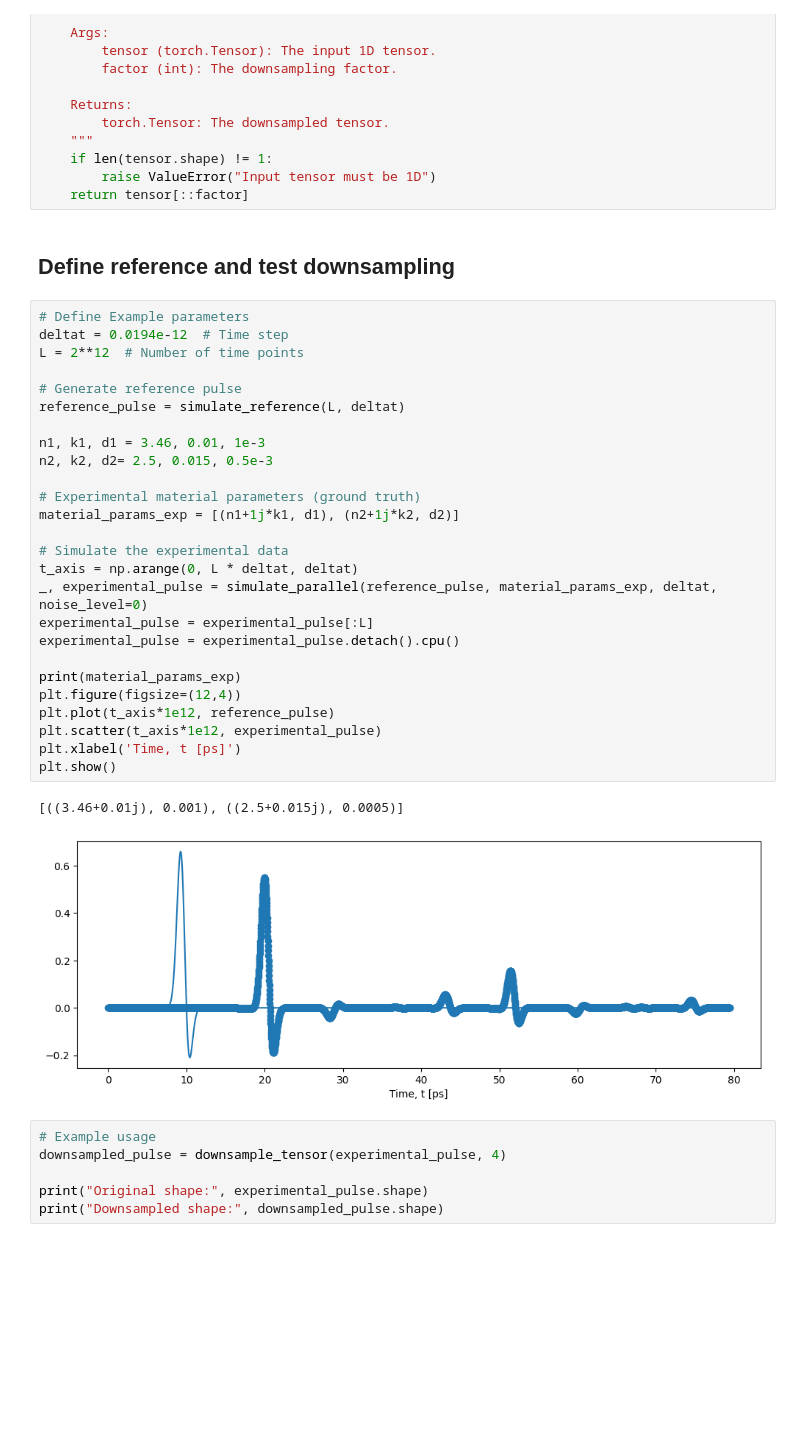
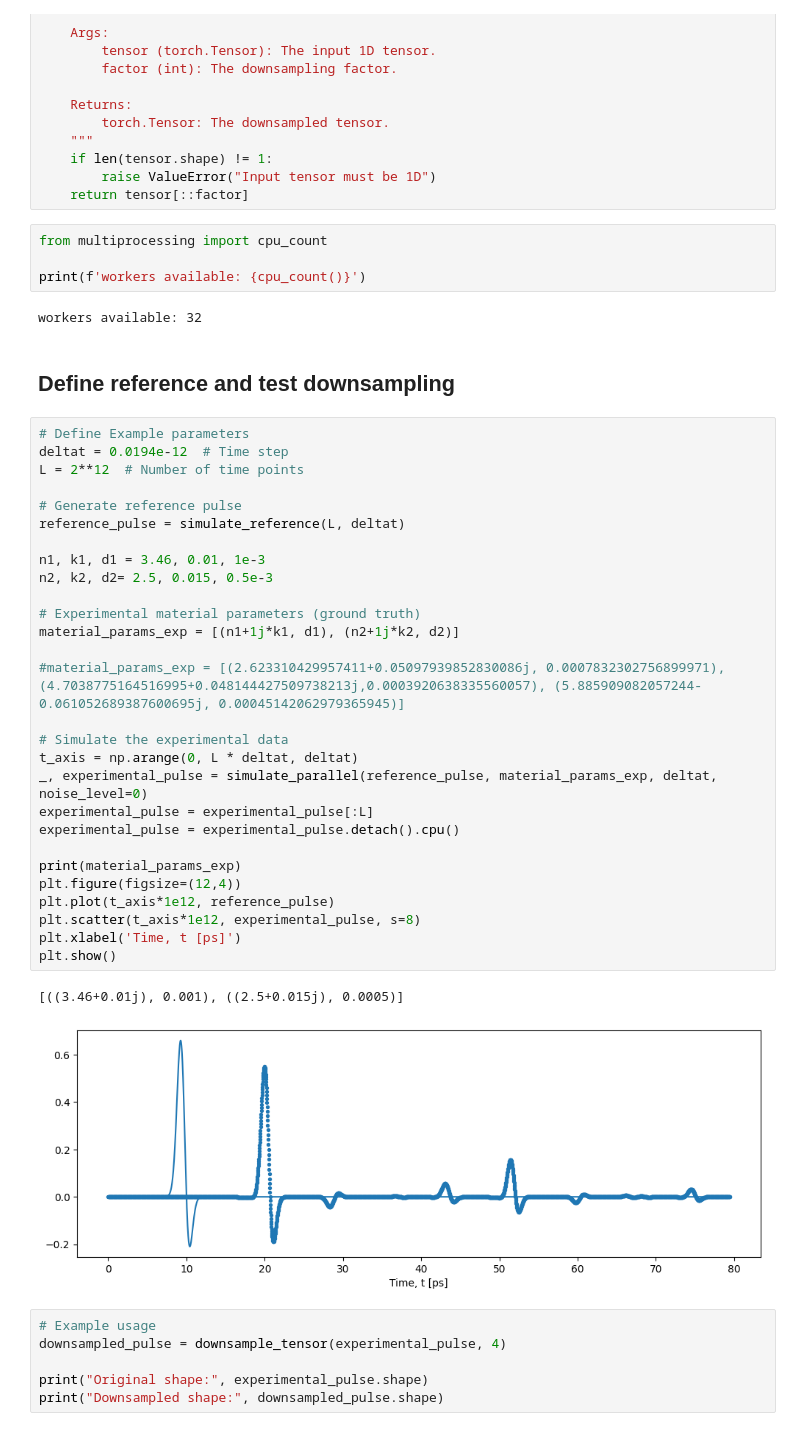
Before and after one commit to tls54/THz-TD-CNN, a Jupyter notebook: Data_collection.ipynb, the cells around one changed output. Drawn from its saved outputs; the diff is of its cells as text; blank space fills up the shorter version.

```diff
--- a/Data_collection.ipynb
+++ b/Data_collection.ipynb
@@ -25,37 +25,45 @@ def downsample_tensor(tensor, factor):
     if len(tensor.shape) != 1:
         raise ValueError("Input tensor must be 1D")
     return tensor[::factor]
+# %%
+from multiprocessing import cpu_count
+
+print(f'workers available: {cpu_count()}')
+# %% [output]
+workers available: 32
 # %% [markdown]
 ## Define reference and test downsampling
 # %%
 # Define Example parameters
 deltat = 0.0194e-12  # Time step
 L = 2**12  # Number of time points
 
 # Generate reference pulse
 reference_pulse = simulate_reference(L, deltat)
 
 n1, k1, d1 = 3.46, 0.01, 1e-3
 n2, k2, d2= 2.5, 0.015, 0.5e-3
 
 # Experimental material parameters (ground truth)
 material_params_exp = [(n1+1j*k1, d1), (n2+1j*k2, d2)]
 
+#material_params_exp = [(2.623310429957411+0.05097939852830086j, 0.0007832302756899971), (4.7038775164516995+0.048144427509738213j,0.0003920638335560057), (5.885909082057244-0.061052689387600695j, 0.00045142062979365945)]
+
 # Simulate the experimental data
 t_axis = np.arange(0, L * deltat, deltat)
 _, experimental_pulse = simulate_parallel(reference_pulse, material_params_exp, deltat, noise_level=0)
 experimental_pulse = experimental_pulse[:L]
 experimental_pulse = experimental_pulse.detach().cpu()
 
 print(material_params_exp)
 plt.figure(figsize=(12,4))
 plt.plot(t_axis*1e12, reference_pulse)
-plt.scatter(t_axis*1e12, experimental_pulse)
+plt.scatter(t_axis*1e12, experimental_pulse, s=8)
 plt.xlabel('Time, t [ps]')
 plt.show()
 # %% [output]
 [((3.46+0.01j), 0.001), ((2.5+0.015j), 0.0005)]
-[figure, old version]
+[figure, new version]
 # %%
 # Example usage
 downsampled_pulse = downsample_tensor(experimental_pulse, 4)
```
Also changed, not shown: parts of 4 cells of this notebook, 10 other files.
